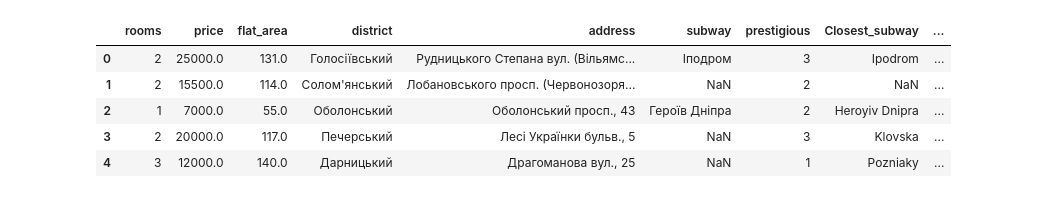
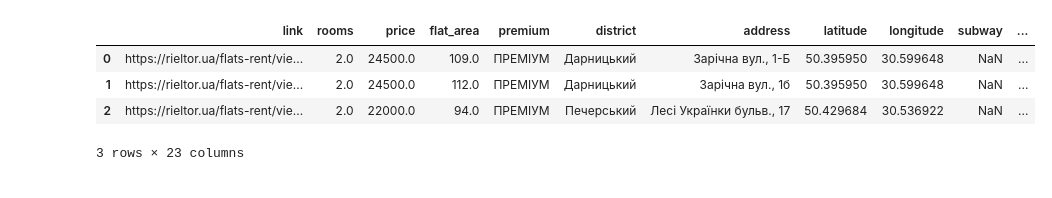
Before and after one commit to CyberCowboy404/DataScience-kyiv-flats, a Jupyter notebook: visualize.ipynb, the cells around one changed output. Cells and saved outputs as stored; diff of their text form; code cells hidden in the pictures.

```diff
--- a/visualize.ipynb
+++ b/visualize.ipynb
@@ -1,21 +1,20 @@
 # %%
 import pandas as pd
 import matplotlib.pyplot as plt
 import seaborn as sns
 
-df = pd.read_csv('rieltor_subways_formatted_2.csv')
+df = pd.read_csv('rieltor_subways_new2.csv')
 
 df = df[df['rooms'] <= 3]
 df = df[df['price'] <= 200000]
 
-df.head(5)
+df.head(3)
 # %% [output]
-|  | rooms | price | flat_area | district | address | subway | prestigious | Closest_subway | ... |
-| 0 | 2 | 25000.0 | 131.0 | Голосіївський | Рудницького Степана вул. (Вільямс... | Іподром | 3 | Ipodrom | ... |
-| 1 | 2 | 15500.0 | 114.0 | Солом'янський | Лобановського просп. (Червонозоря... | NaN | 2 | NaN | ... |
-| 2 | 1 | 7000.0 | 55.0 | Оболонський | Оболонський просп., 43 | Героїв Дніпра | 2 | Heroyiv Dnipra | ... |
-| 3 | 2 | 20000.0 | 117.0 | Печерський | Лесі Українки бульв., 5 | NaN | 3 | Klovska | ... |
-| 4 | 3 | 12000.0 | 140.0 | Дарницький | Драгоманова вул., 25 | NaN | 1 | Pozniaky | ... |
+|  | link | rooms | price | flat_area | premium | district | address | latitude | longitude | subway | ... |
+| 0 | https://rieltor.ua/flats-rent/vie... | 2.0 | 24500.0 | 109.0 | ПРЕМІУМ | Дарницький | Зарічна вул., 1-Б | 50.395950 | 30.599648 | NaN | ... |
+| 1 | https://rieltor.ua/flats-rent/vie... | 2.0 | 24500.0 | 112.0 | ПРЕМІУМ | Дарницький | Зарічна вул., 1б | 50.395950 | 30.599648 | NaN | ... |
+| 2 | https://rieltor.ua/flats-rent/vie... | 2.0 | 22000.0 | 94.0 | ПРЕМІУМ | Печерський | Лесі Українки бульв., 17 | 50.429684 | 30.536922 | NaN | ... |
+3 rows × 23 columns
 # %%
 df['rooms'].plot.hist(rwidth=0.8)
 plt.xlabel('Number of Rooms')
```
Also changed, not shown: parts of 7 cells of this notebook, 3 other files.
